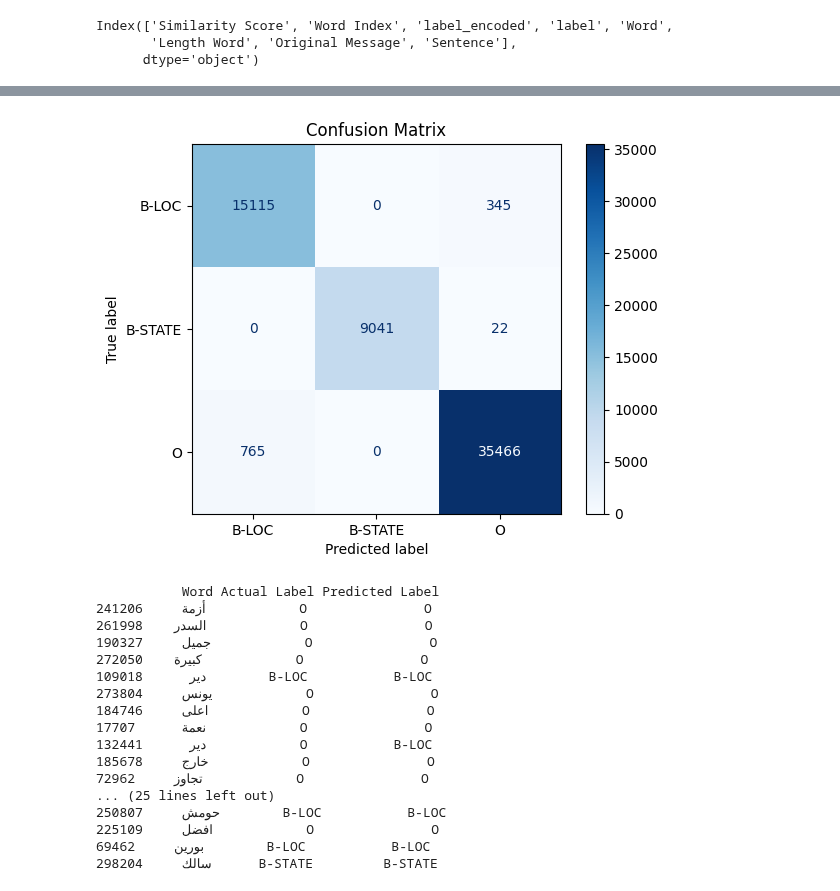
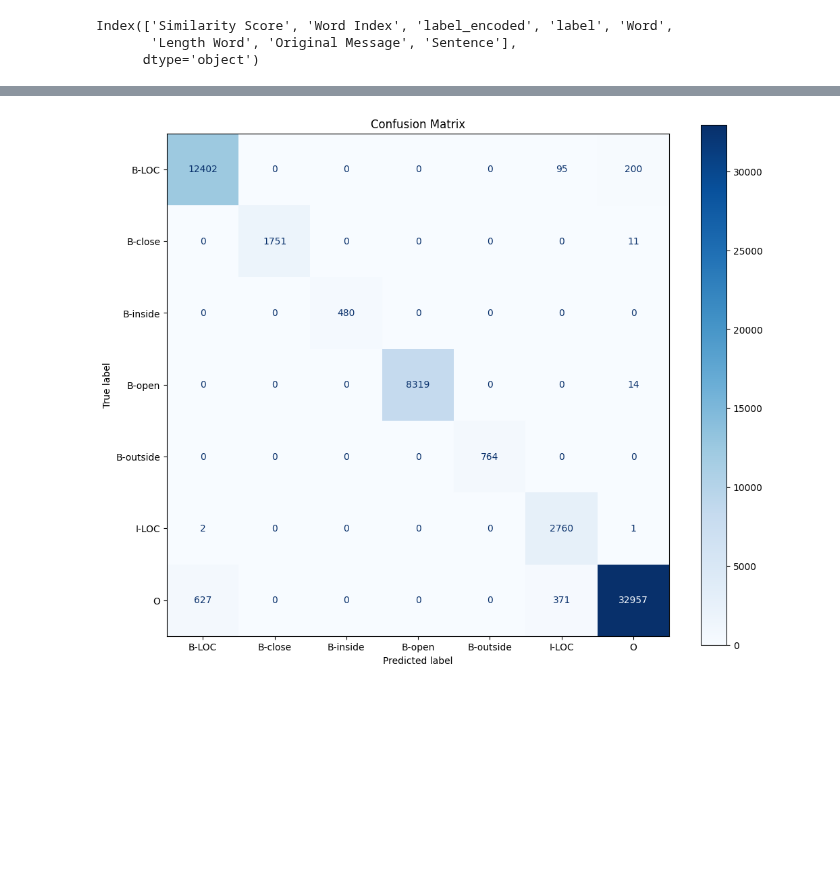
Before and after one commit to ehabsuliman/ROADWATCH, a Jupyter notebook: Road/RW.ipynb, the cells around one changed output, grey strips where cells are left out. Drawn from its saved outputs; the diff is of its cells as text; code cells hidden in the pictures; blank space fills up the shorter version.

Commit message:
train last version model and add more classes and train it

```diff
--- a/Road/RW.ipynb
+++ b/Road/RW.ipynb
@@ -481,5 +636,5 @@ tokenized_df['label'] = tokenized_df['label'].replace('I-LOC', 'B-LOC')
 # %%
-tokenized_df['label'] = tokenized_df['label'].replace({'B-open': 'B-STATE', 'B-close': 'B-STATE'})
+# tokenized_df['label'] = tokenized_df['label'].replace({'B-open': 'B-STATE', 'B-close': 'B-STATE'})
 # %%
 tokenized_df['label'].value_counts()
 # %% [output]
@@ -640,0 +780,3 @@ y = np.array(labels)
+# %%
+X = tokenized_df[['Word']]
+y = tokenized_df['label']
@@ -656,8 +829,13 @@ array([2.22576982, 0.55883401, 2.22576982, ..., 0.55883401, 0.55883401,
 # %%
 from catboost import CatBoostClassifier
 # %%
-model = CatBoostClassifier(iterations=10000, depth=8, learning_rate=0.1,
-                            loss_function='MultiClass', verbose = True, l2_leaf_reg=2 )
+model = CatBoostClassifier(
+    iterations=1000,
+    learning_rate=0.1,
+    depth=6,
+    cat_features=[0],
+    loss_function='MultiClass'
+)
 # %%
-model.fit(X_train, y_train, sample_weight= sample_weights)
+model.fit(X_train, y_train, eval_set=(X_test, y_test), verbose=100, sample_weight=sample_weights)
 # %% [output]
@@ -743,48 +975,22 @@ plt.show()
 # %%
 from sklearn.metrics import confusion_matrix, ConfusionMatrixDisplay
+import matplotlib.pyplot as plt
 
-# Predict the test set
 y_pred = model.predict(X_test)
 
-# Plot confusion matrix
 cm = confusion_matrix(y_test, y_pred, labels=model.classes_)
+
+plt.figure(figsize=(12, 10))
+
 disp = ConfusionMatrixDisplay(confusion_matrix=cm, display_labels=model.classes_)
-disp.plot(cmap='Blues')
+disp.plot(cmap='Blues', ax=plt.gca())
 plt.title("Confusion Matrix")
+
+plt.savefig('/Users/mac2/University/Machine Learning/NewRepo__V2/ROADWATCH/Test-Model/test-Catboost/visualization/Confusion-Matrix_V2.png')
+
 plt.show()
 # %% [output]
-[figure, old version]
+[figure, new version]
-# %%
-import pandas as pd
-
-# Make predictions
-y_pred = model.predict(X_test)
-
-# Combine the test set, actual labels, and predictions into a DataFrame
-samples_df = X_test.copy()
-samples_df['Actual Label'] = y_test.values if hasattr(y_test, 'values') else y_test
-samples_df['Predicted Label'] = y_pred
-
-# Display the first 10 rows
-print(samples_df.head(40))
-# %% [output]
-           Word Actual Label Predicted Label
-241206     أزمة            O               O
-261998    السدر            O               O
-190327     جميل            O               O
-272050    كبيرة            O               O
-109018      دير        B-LOC           B-LOC
-273804     يونس            O               O
-184746     اعلى            O               O
-17707      نعمة            O               O
-132441      دير            O           B-LOC
-185678     خارج            O               O
-72962     تجاوز            O               O
-... (25 lines left out)
-250807     حومش        B-LOC           B-LOC
-225109     افضل            O               O
-69462     بورين        B-LOC           B-LOC
-298204     سالك      B-STATE         B-STATE
 # %%
 from sklearn.metrics import roc_curve, auc
 from sklearn.preprocessing import label_binarize
```
Also changed, not shown: parts of 36 cells of this notebook.
